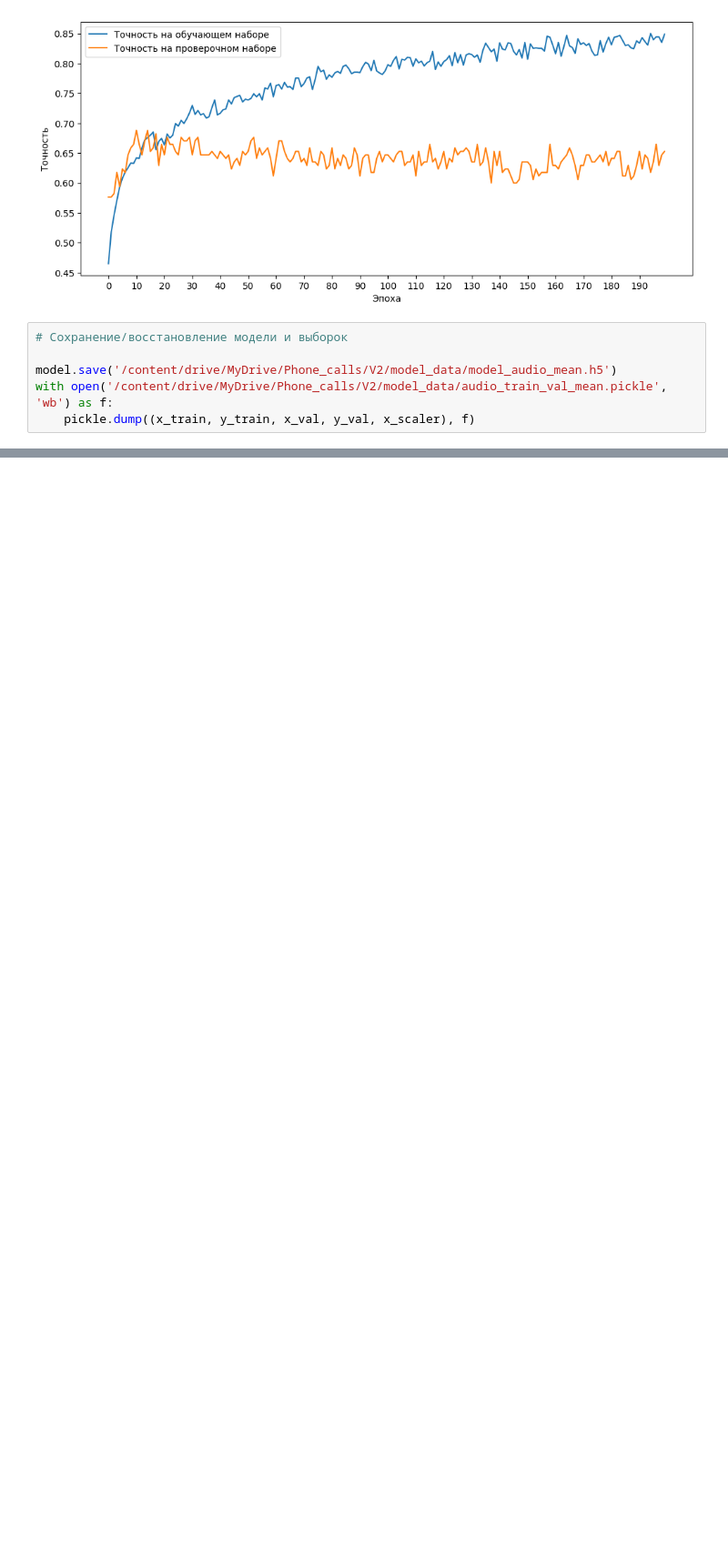
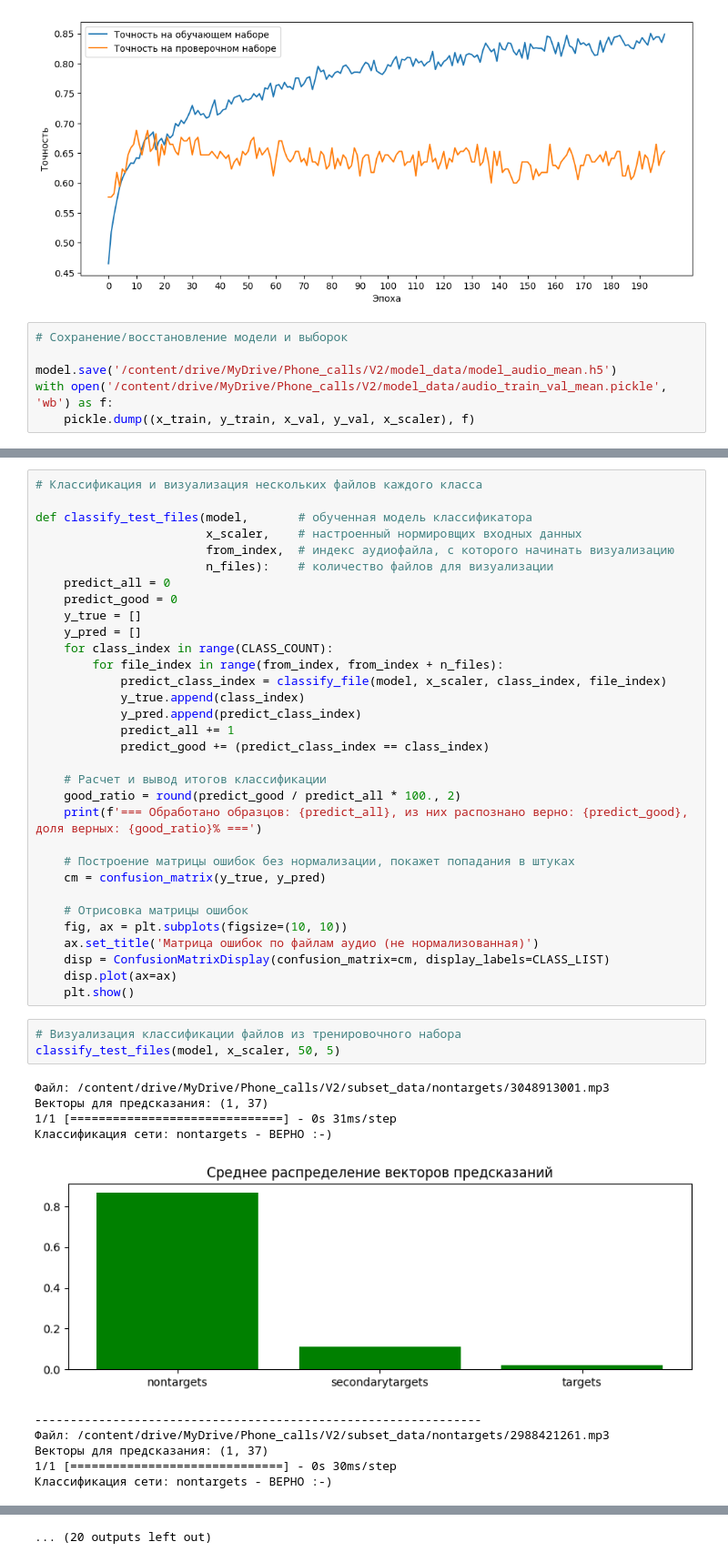
Before and after one commit to Oleg1208/Media_108_n, a Jupyter notebook: Kozyrev Sergey/Filter_calls_V2.ipynb, the cells around one changed output, grey strips where cells are left out. Shown at 91% size. Saved outputs shown, nothing was run; the diff lists cells and outputs as text; blank space fills up the shorter version.

```diff
--- a/Kozyrev Sergey/Filter_calls_V2.ipynb
+++ b/Kozyrev Sergey/Filter_calls_V2.ipynb
@@ -572,0 +660,46 @@ with open('/content/drive/MyDrive/Phone_calls/V2/model_data/audio_train_val_mean
+# %%
+# Классификация и визуализация нескольких файлов каждого класса
+
+def classify_test_files(model,       # обученная модель классификатора
+                        x_scaler,    # настроенный нормировщих входных данных
+                        from_index,  # индекс аудиофайла, с которого начинать визуализацию
+                        n_files):    # количество файлов для визуализации
+    predict_all = 0
+    predict_good = 0
+    y_true = []
+    y_pred = []
+    for class_index in range(CLASS_COUNT):
+        for file_index in range(from_index, from_index + n_files):
+            predict_class_index = classify_file(model, x_scaler, class_index, file_index)
+            y_true.append(class_index)
+            y_pred.append(predict_class_index)
+            predict_all += 1
+            predict_good += (predict_class_index == class_index)
+
+    # Расчет и вывод итогов классификации
+    good_ratio = round(predict_good / predict_all * 100., 2)
+    print(f'=== Обработано образцов: {predict_all}, из них распознано верно: {predict_good}, доля верных: {good_ratio}% ===')
+
+    # Построение матрицы ошибок без нормализации, покажет попадания в штуках
+    cm = confusion_matrix(y_true, y_pred)
+
+    # Отрисовка матрицы ошибок
+    fig, ax = plt.subplots(figsize=(10, 10))
+    ax.set_title('Матрица ошибок по файлам аудио (не нормализованная)')
+    disp = ConfusionMatrixDisplay(confusion_matrix=cm, display_labels=CLASS_LIST)
+    disp.plot(ax=ax)
+    plt.show()
+# %%
+# Визуализация классификации файлов из тренировочного набора
+classify_test_files(model, x_scaler, 50, 5)
+# %% [output]
+Файл: /content/drive/MyDrive/Phone_calls/V2/subset_data/nontargets/3048913001.mp3
+Векторы для предсказания: (1, 37)
+1/1 [==============================] - 0s 31ms/step
+Классификация сети: nontargets - ВЕРНО :-)
+[figure, added]
+---------------------------------------------------------------
+Файл: /content/drive/MyDrive/Phone_calls/V2/subset_data/nontargets/2988421261.mp3
+Векторы для предсказания: (1, 37)
+1/1 [==============================] - 0s 30ms/step
+Классификация сети: nontargets - ВЕРНО :-)
@@ -572,0 +731 @@ with open('/content/drive/MyDrive/Phone_calls/V2/model_data/audio_train_val_mean
+... (20 outputs left out)
```
Also changed, not shown: parts of 10 cells of this notebook.
